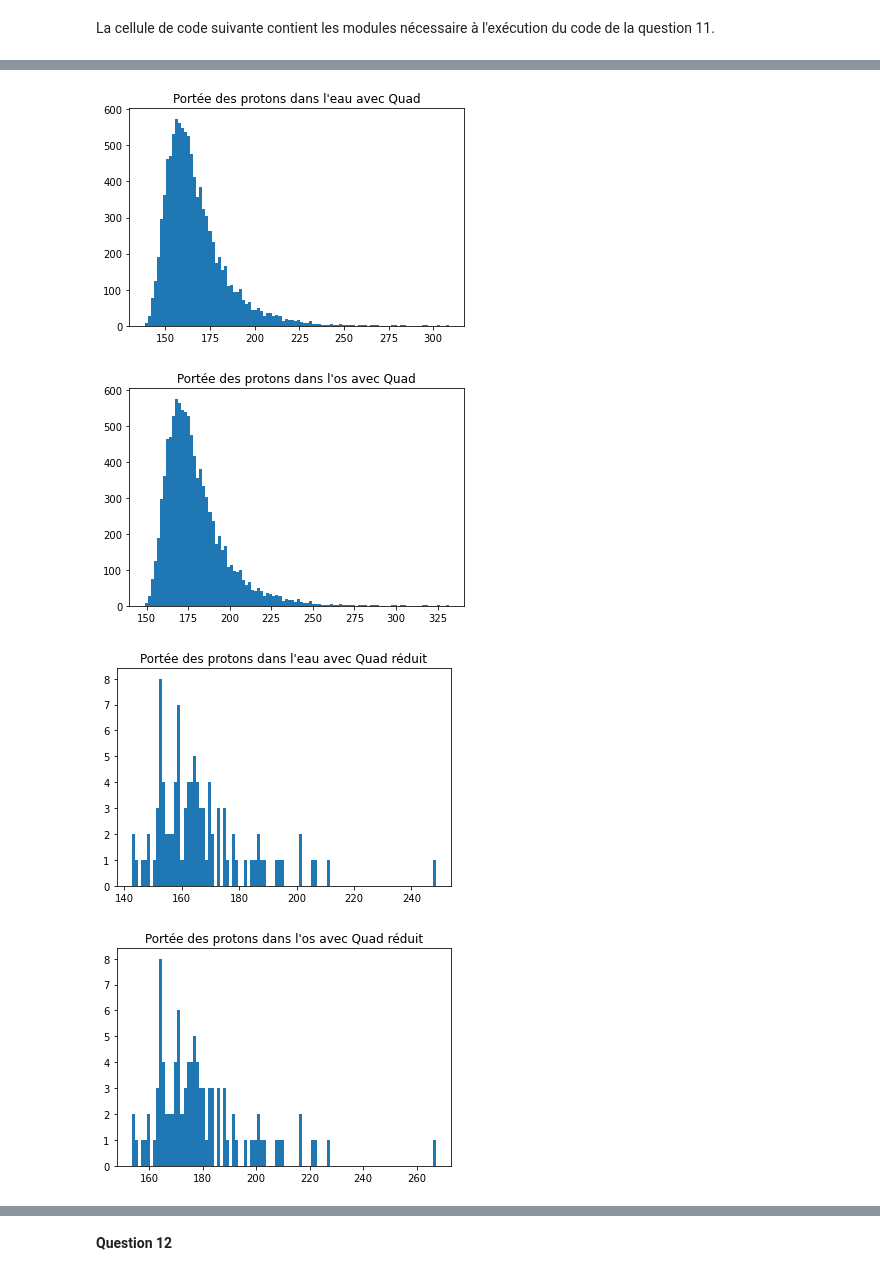
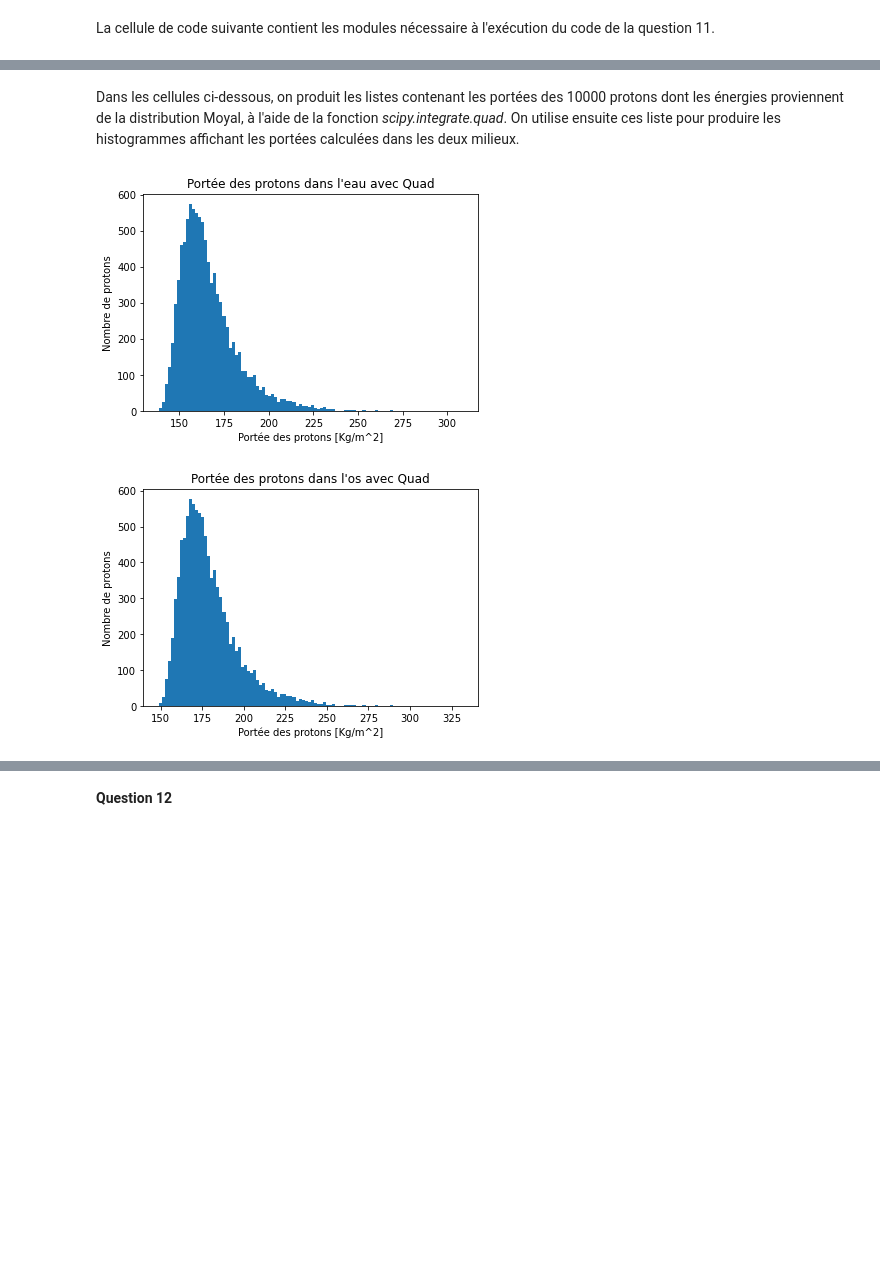
Before and after one commit to lb0918/TP1-de-physnum, a Jupyter notebook: Propre.ipynb, the cells around one changed output, grey strips where cells are left out. Cells and saved outputs as stored; diff of their text form; code cells hidden in the pictures; blank space fills up the shorter version.

```diff
--- a/Propre.ipynb
+++ b/Propre.ipynb
@@ -1072,0 +1057,13 @@ plt.show()
+# %%
+portée_trap_eau = []
+for x in moy:
+    portée_trap_eau.append(trap_eau_t(128,x*1.602e-13))
+portée_trap_os = []
+for x in moy:
+    portée_trap_os.append(trap_os_t(128,x*1.602e-13))
+portée_trap_eau_red = []
+for x in moy[:100]:
+    portée_trap_eau_red.append(trap_eau_t(128,x*1.602e-13))
+portée_trap_os_red = []
+for x in moy[:100]:
+    portée_trap_os_red.append(trap_os_t(128,x*1.602e-13))
@@ -1073,3 +1096,5 @@ plt.show()
+# %% [markdown]
+Dans les cellules ci-dessous, on produit les listes contenant les portées des 10000 protons dont les énergies proviennent de la distribution Moyal, à l'aide de la fonction *scipy.integrate.quad*. On utilise ensuite ces liste pour produire les histogrammes affichant les portées calculées dans les deux milieux.
 # %%
 portée_quad_eau = []
 for x in moy:
@@ -1086,19 +1111,15 @@ for x in moy[:100]:
 # %%
 plt.hist(np.array(portée_quad_eau), bins=100)
 plt.title('''Portée des protons dans l'eau avec Quad''')
+plt.xlabel('Portée des protons [Kg/m^2]')
+plt.ylabel('Nombre de protons')
 plt.show()
 plt.hist(np.array(portée_quad_os), bins=100)
 plt.title('''Portée des protons dans l'os avec Quad''')
+plt.xlabel('Portée des protons [Kg/m^2]')
+plt.ylabel('Nombre de protons')
 plt.show()
 plt.show()
-plt.hist(np.array(portée_quad_eau_red), bins=100)
-plt.title('''Portée des protons dans l'eau avec Quad réduit''')
-plt.show()
-plt.hist(np.array(portée_quad_os_red), bins=100)
-plt.title('''Portée des protons dans l'os avec Quad réduit''')
-plt.show()
 # %% [output]
-[figure, old version]
+[figure, new version]
-[figure, old version]
+[figure, new version]
-[figure, removed]
-[figure, removed]
```
Also changed, not shown: parts of 15 cells of this notebook, 1 other file.
